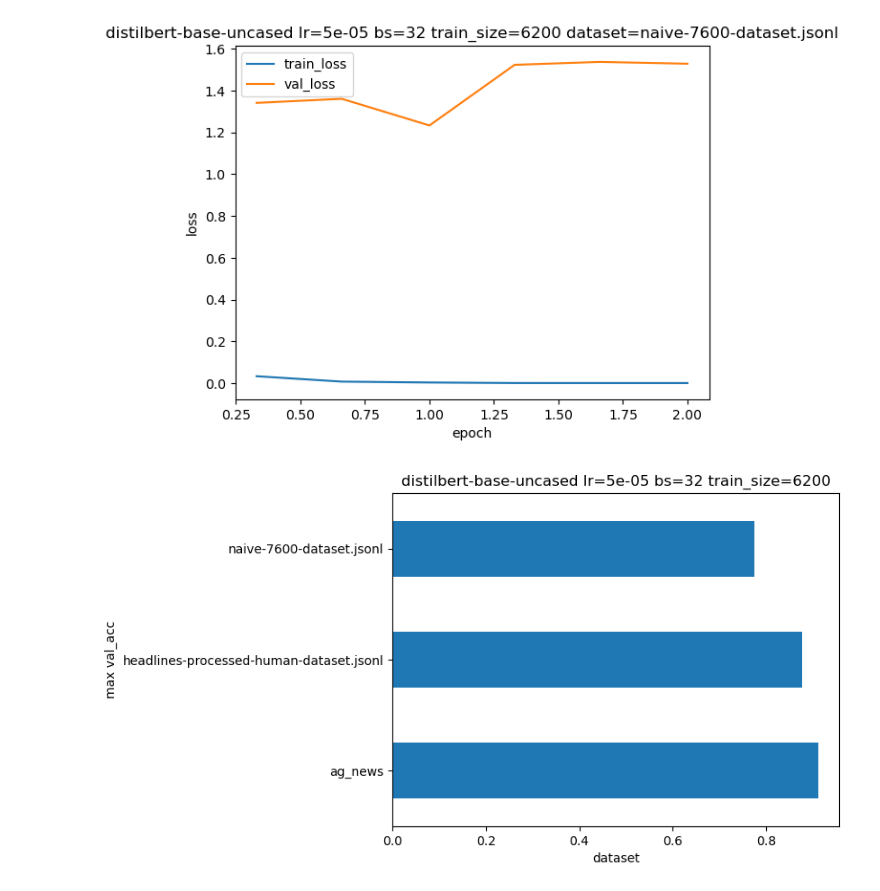
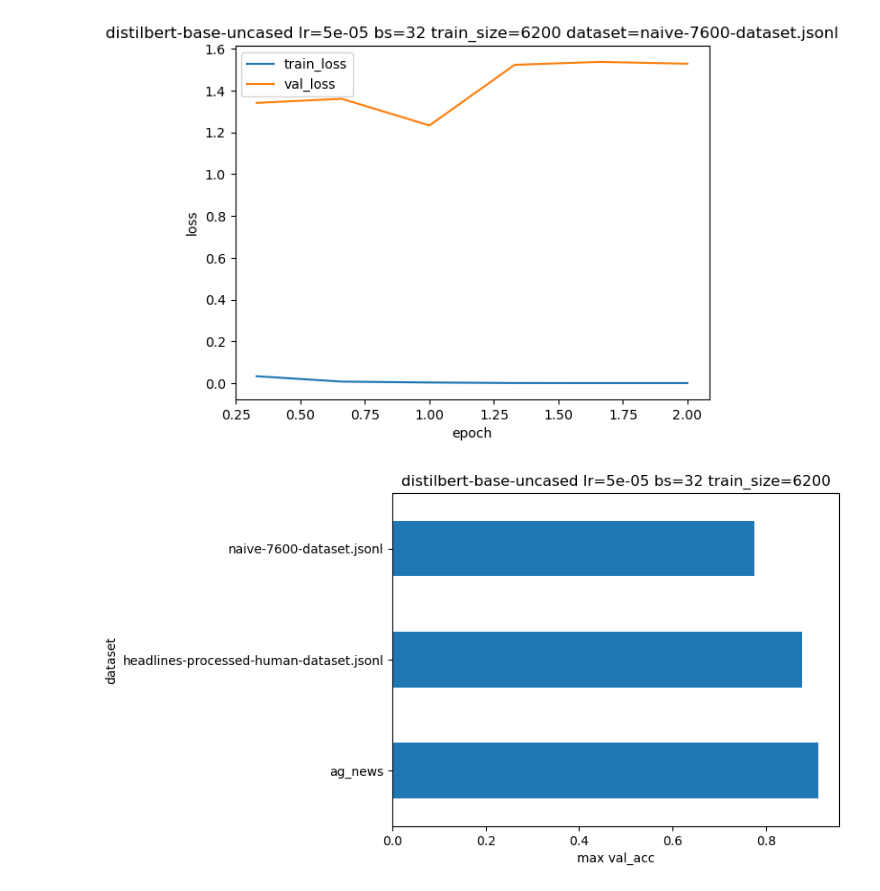
Before and after one commit to jasony123123/dino, a Jupyter notebook: DinoGraphs.ipynb, the cells around one changed output. Drawn from its saved outputs; the diff is of its cells as text; code cells hidden in the pictures.

```diff
--- a/DinoGraphs.ipynb
+++ b/DinoGraphs.ipynb
@@ -46,36 +46,36 @@ import matplotlib.pyplot as plt
 
 for exp_args, df_exp in df.groupby(['model', 'learning_rate', 'batch_size', 'train_size']):
     for dataset, df_exp_dataset in df_exp.groupby('dataset'):
         plt.plot(df_exp_dataset['epoch'], df_exp_dataset['val_acc'], label=dataset)
 
     plt.plot(df_exp_dataset['epoch'], [0.25] * len(df_exp_dataset['epoch']), label='random')
     plt.legend(bbox_to_anchor=(1.05, 1), loc='upper left', borderaxespad=0.)
     plt.title(f'{exp_args[0]} lr={exp_args[1]} bs={exp_args[2]} train_size={exp_args[3]}')
     plt.xlabel('epoch')
     plt.ylabel('val_acc')
     plt.show()
 
     for dataset, df_exp_dataset in df_exp.groupby('dataset'):
         plt.plot(df_exp_dataset['epoch'], df_exp_dataset['train_loss'], label='train_loss')
         plt.plot(df_exp_dataset['epoch'], df_exp_dataset['val_loss'], label='val_loss')
         plt.legend()
         plt.title(f'{exp_args[0]} lr={exp_args[1]} bs={exp_args[2]} train_size={exp_args[3]} dataset={dataset}')
         plt.xlabel('epoch')
         plt.ylabel('loss')
         plt.show()
 
     df_exp_max_val_acc = df_exp.groupby('dataset').max()['val_acc']
     df_exp_max_val_acc.plot.barh()
     plt.title(f'{exp_args[0]} lr={exp_args[1]} bs={exp_args[2]} train_size={exp_args[3]}')
-    plt.xlabel('dataset')
-    plt.ylabel('max val_acc')
+    plt.xlabel('max val_acc')
+    plt.ylabel('dataset')
     plt.show()
 # %% [output]
 [figure]
 [figure]
 [figure]
 [figure]
-[figure, old version]
+[figure, new version]
 [figure]
 [figure]
 [figure]
```
Also changed, not shown: parts of 1 cell of this notebook.
